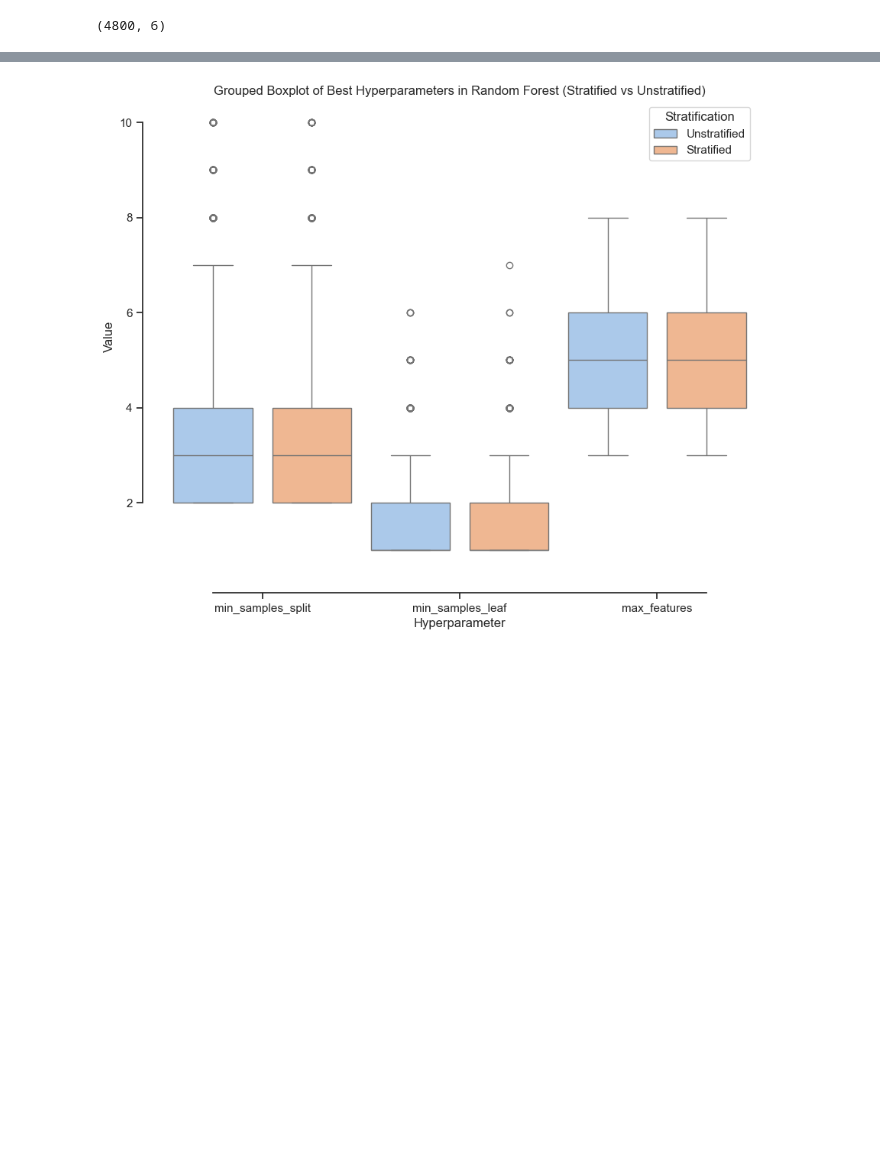
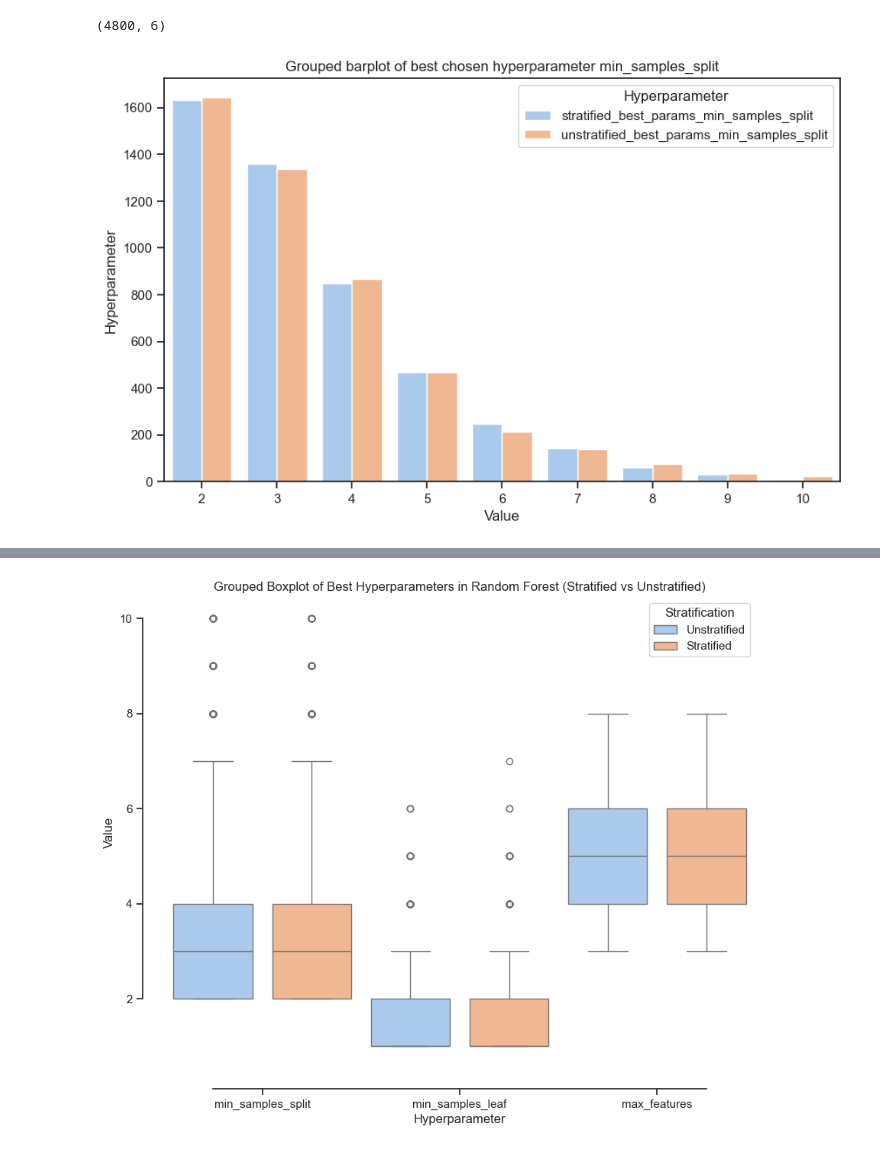
Before and after one commit to annegriddl/slds_stratification, a Jupyter notebook: Simulations/Final_Setup/Evaluation/1_Hyperparameters.ipynb, the cells around one changed output, grey strips where cells are left out. Drawn from its saved outputs; the diff is of its cells as text; code cells hidden in the pictures; blank space fills up the shorter version.

```diff
--- a/Simulations/Final_Setup/Evaluation/1_Hyperparameters.ipynb
+++ b/Simulations/Final_Setup/Evaluation/1_Hyperparameters.ipynb
@@ -136,3 +136,20 @@ data_plot2 = data_rf[['unstratified_best_params_min_samples_split',
 data_plot2.shape
 # %% [output]
 (4800, 6)
+# %%
+def plot_hyperparams(data, hyperparam):
+    # Melt the dataframe to make it suitable for boxplot
+    melted_df = pd.melt(data[[f'unstratified_best_params_{hyperparam}', f'stratified_best_params_{hyperparam}']], var_name='Hyperparameter', value_name='Value')
+    data_plot = melted_df.groupby(['Hyperparameter', 'Value']).value_counts().reset_index()
+    plt.figure(figsize=(10, 6))
+    sns.barplot(x="Value", y="count", hue="Hyperparameter", data=data_plot3)
+
+    # Add labels and title
+    plt.xlabel("Value")
+    plt.ylabel("Hyperparameter")
+    plt.title("Grouped barplot of best chosen hyperparameter {}".format(hyperparam))
+    plt.show()
+# %%
+plot_hyperparams(data_rf, 'min_samples_split')
+# %% [output]
+[figure, added]
```
Also changed, not shown: parts of 6 cells of this notebook, 2 other files.
